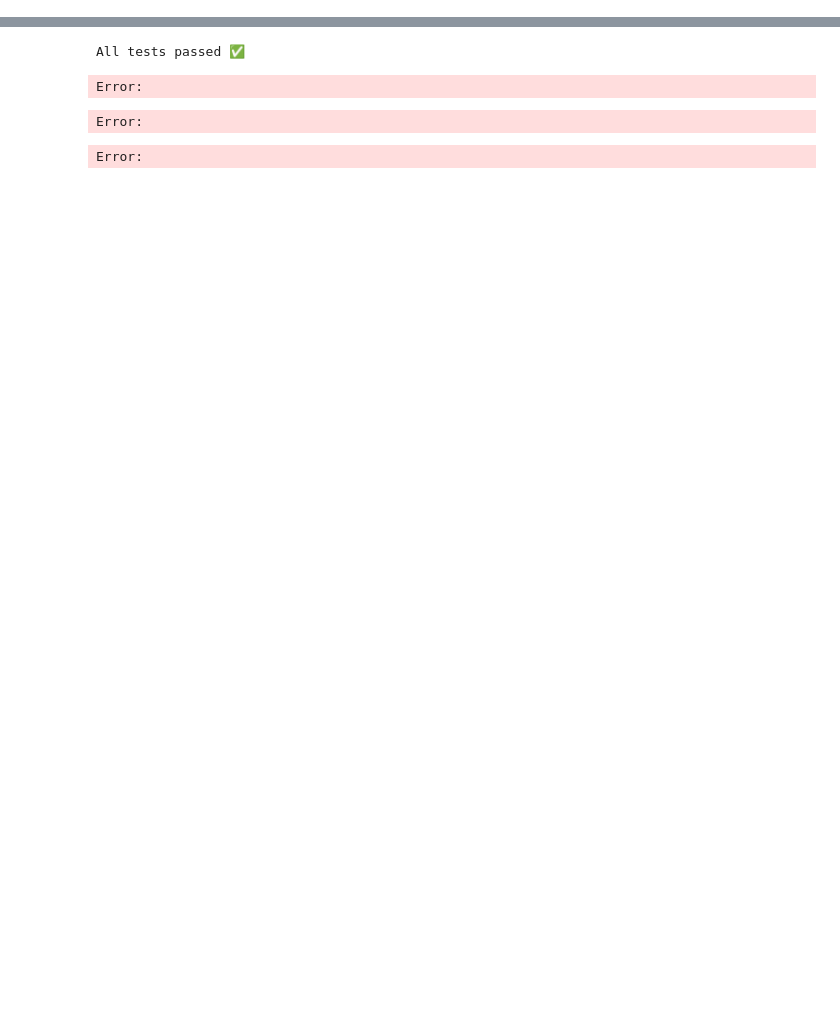
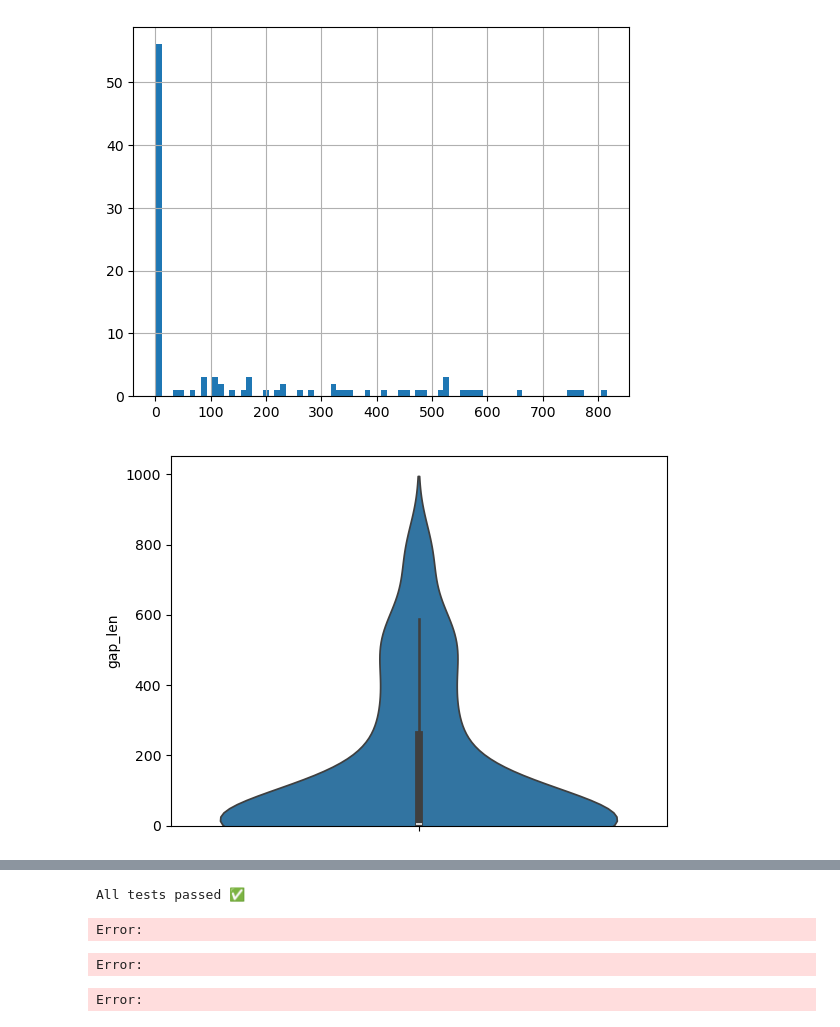
Before and after one commit to JPereira199/OE1, a Jupyter notebook: Scripts/block_mapping.ipynb, the cells around one changed output, grey strips where cells are left out. Saved outputs shown, nothing was run; the diff lists cells and outputs as text; code cells hidden in the pictures; blank space fills up the shorter version.

```diff
--- a/Scripts/block_mapping.ipynb
+++ b/Scripts/block_mapping.ipynb
@@ -375,0 +475,14 @@ Saved summaries to /home/jpereira/OEs/Results/OE1/NamSeqs/Data/block_map/trimm_n
+# %%
+gaps_df[gaps_df['sseqid'].isin(bottom_seqs)]['gap_len'].hist(bins=80)
+plt.show()
+
+sns.violinplot(gaps_df[gaps_df['sseqid'].isin(bottom_seqs)]['gap_len'], cut=2)
+plt.ylim(bottom=0)
+plt.show()
+
+sns.violinplot(gaps_df[~gaps_df['sseqid'].isin(bottom_seqs)]['gap_len'], cut=2)
+plt.ylim(bottom=0)
+plt.show()
+# %% [output]
+[figure, added]
+[figure, added]
```
Also changed, not shown: parts of 4 cells of this notebook, 14 other files.
